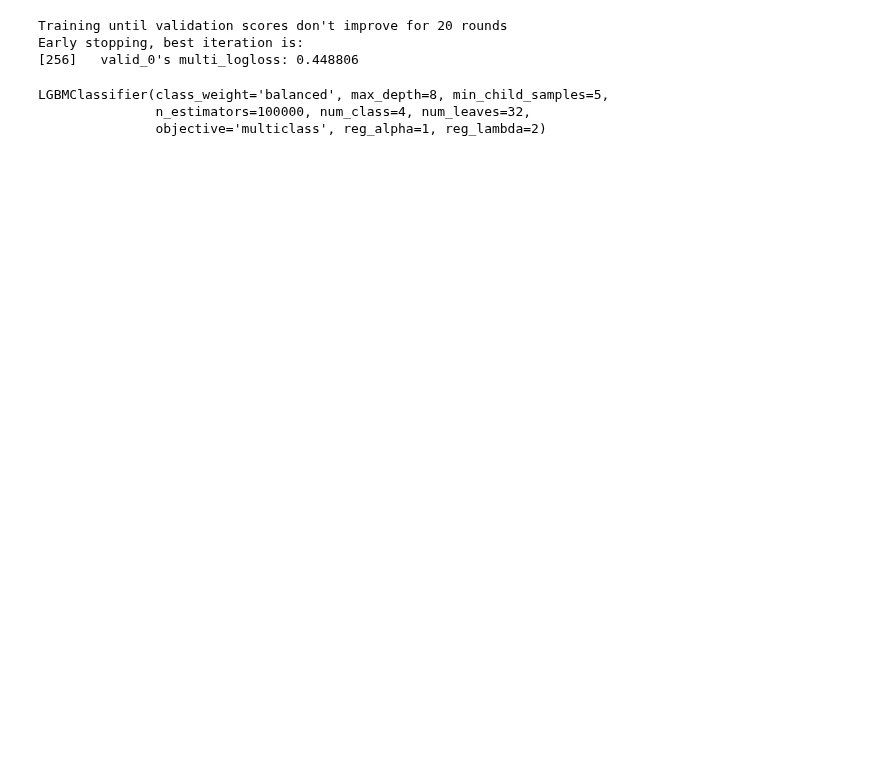
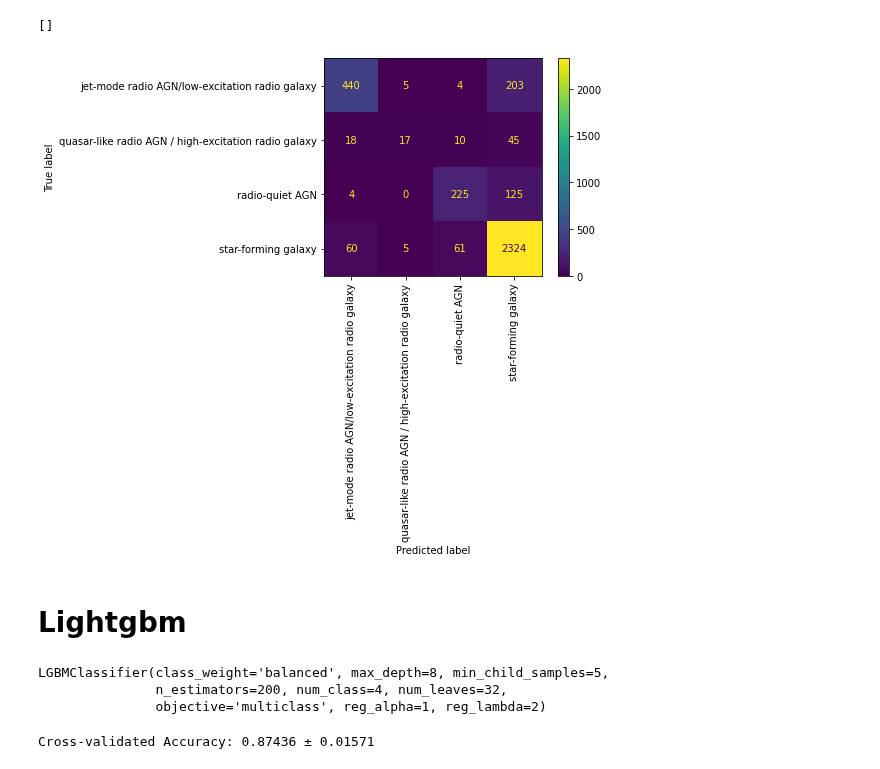
Before and after one commit to jespertjee/LOFAR_ML, a Jupyter notebook: Supervised/Fangyou/Preprocessed_data/Classification_Bootes.ipynb, the cells around one changed output. Drawn from its saved outputs; the diff is of its cells as text; code cells hidden in the pictures; blank space fills up the shorter version.

```diff
--- a/Supervised/Fangyou/Preprocessed_data/Classification_Bootes.ipynb
+++ b/Supervised/Fangyou/Preprocessed_data/Classification_Bootes.ipynb
@@ -117,4 +73,27 @@ X_train, X_test, y_train, y_test = train_test_split(X, y, train_size=0.8)
-# %%
-# Transforming the data, data that isn't in any of the pipelines is dropped automatically
-X_train = preprocessor.fit_transform(X_train)
-X_test = preprocessor.transform(X_test)
+# %%
+def one_hot(df, columns):
+    """
+    One-hot encoding a certain column in a dataframe
+    """
+    one_hot = pd.get_dummies(df[columns])
+    df = df.drop(columns=columns, axis = 1)
+    df = df.join(one_hot)
+    return df
+# %%
+# Imputing missing categorical features
+imp = SimpleImputer(strategy="most_frequent")
+
+# Transforming the categorical data
+X_train[features_cat] = imp.fit_transform(X_train[features_cat])
+X_test[features_cat] = imp.transform(X_test[features_cat])
+
+# One-hot encoding categorical features
+X_train = one_hot(X_train, features_cat)
+X_test = one_hot(X_test, features_cat)
+
+# Standard scaling the numerical data
+scaler = MinMaxScaler()
+
+# Transforming the categorical data
+X_train[features_num] = scaler.fit_transform(X_train[features_num])
+X_test[features_num] = scaler.transform(X_test[features_num])
@@ -121,4 +102,8 @@ X_test = preprocessor.transform(X_test)
 # %%
-clf = RandomForestClassifier(n_estimators=500, class_weight="balanced")
+clf = RandomForestClassifier(n_estimators=50,
+                             max_features=None,
+                             n_jobs=-1,
+                             class_weight="balanced",
+                             random_state=42)
 clf.fit(X_train, y_train)
 # %% [output]
@@ -140 +132,12 @@ quasar-like radio AGN / high-excitation radio galaxy     0.5000    0.1026    0.1
+# %%
+cm = confusion_matrix(y_test, y_pred)
+disp = ConfusionMatrixDisplay(confusion_matrix=cm, display_labels=labels)
+disp.plot()
+plt.xticks(rotation = 90)
+plt.plot()
+# %% [output]
+[]
+[figure, added]
+# %% [markdown]
+# Lightgbm
 # %%
@@ -148,11 +152,8 @@ lightbm = lgb.LGBMClassifier(num_class=4,
                              reg_alpha=1,
                              reg_lambda=2)
 # %%
-lightbm.fit(X_train, y_train, eval_set=[(X_test, y_test)], callbacks=[lgb.early_stopping(stopping_rounds=20)])
+lightbm.fit(X_train, y_train)
 # %% [output]
-Training until validation scores don't improve for 20 rounds
-Early stopping, best iteration is:
-[256]   valid_0's multi_logloss: 0.448806
+LGBMClassifier(class_weight='balanced', max_depth=8, min_child_samples=5,
+               n_estimators=200, num_class=4, num_leaves=32,
+               objective='multiclass', reg_alpha=1, reg_lambda=2)
-LGBMClassifier(class_weight='balanced', max_depth=8, min_child_samples=5,
-               n_estimators=100000, num_class=4, num_leaves=32,
-               objective='multiclass', reg_alpha=1, reg_lambda=2)
@@ -159,3 +162,7 @@ LGBMClassifier(class_weight='balanced', max_depth=8, min_child_samples=5,
+# %%
+print("Cross-validated Accuracy:", round(np.mean(cv_score_lgb), 5), "±", round(np.std(cv_score_lgb), 5))
+# %% [output]
+Cross-validated Accuracy: 0.87436 ± 0.01571
 # %%
 y_pred = lightbm.predict(X_test)
 print(classification_report(y_test, y_pred, target_names=labels, digits=4))
```
Also changed, not shown: parts of 37 cells of this notebook, 1 other file.
